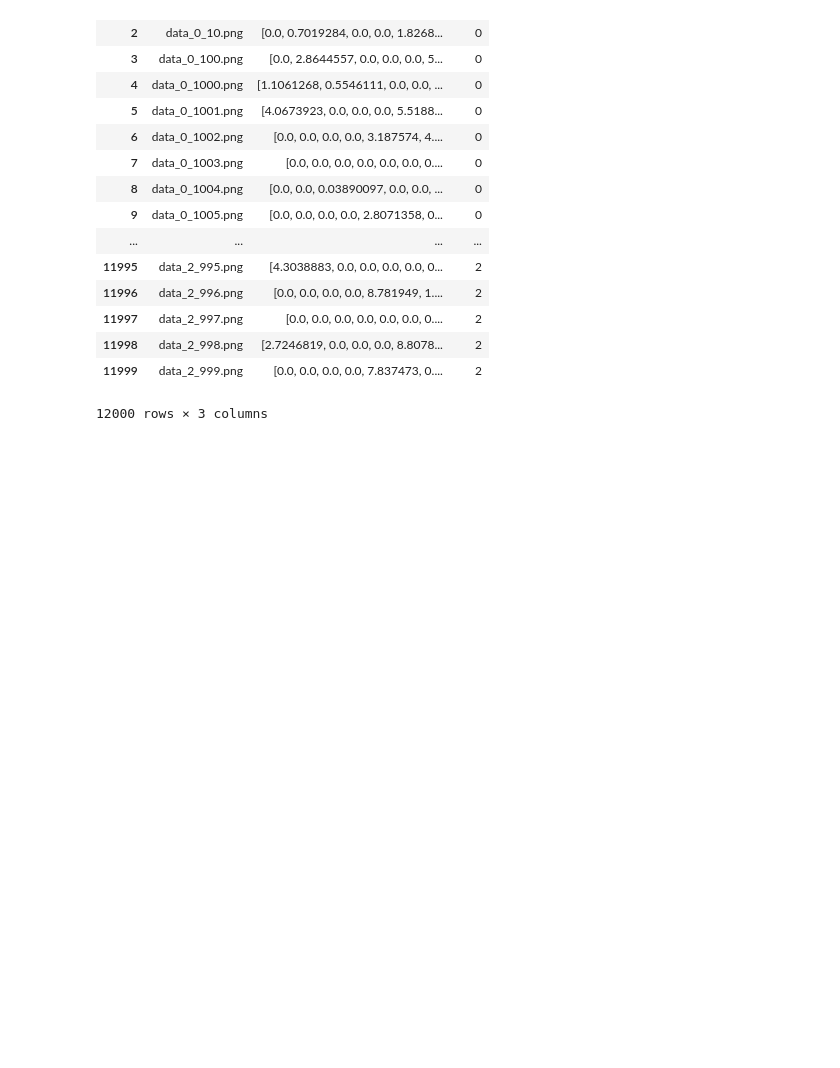
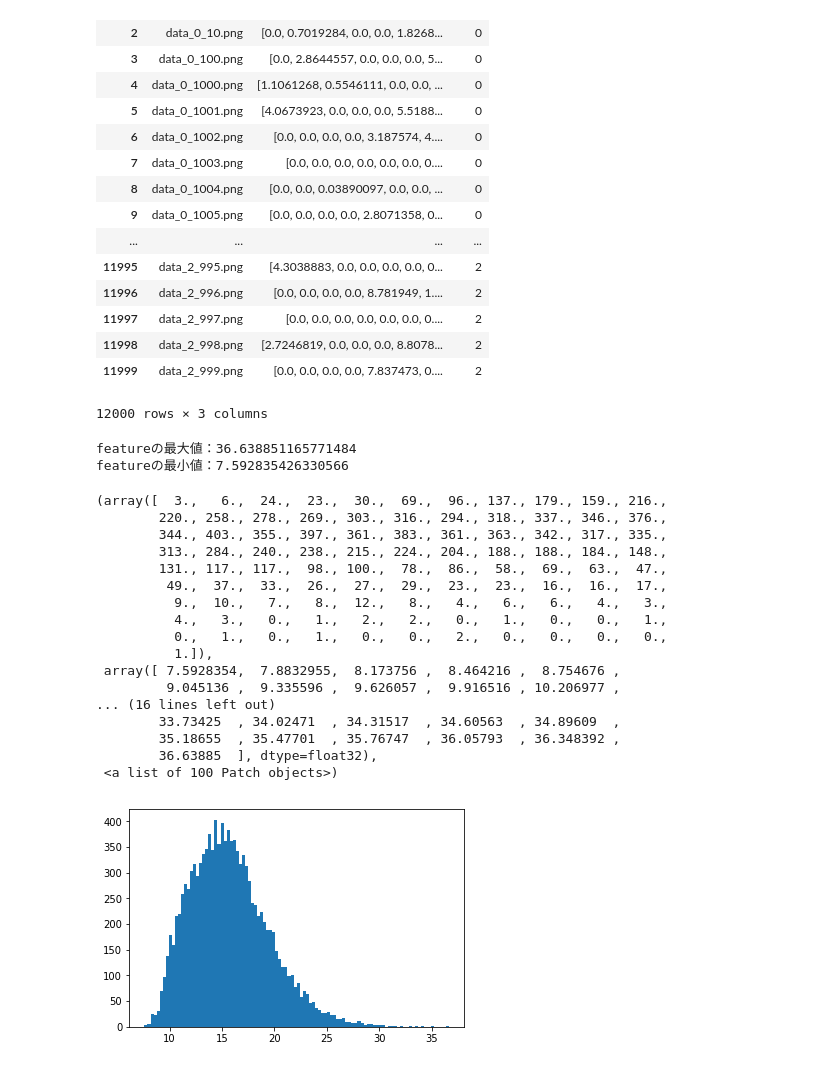
Before and after one commit to takitaki7474/mlse-research, a Jupyter notebook: analysis_feature.ipynb, the cells around one changed output. Drawn from its saved outputs; the diff is of its cells as text; code cells hidden in the pictures; blank space fills up the shorter version.

```diff
--- a/analysis_feature.ipynb
+++ b/analysis_feature.ipynb
@@ -22,3 +24,30 @@ feature_table
 | 11998 | data_2_998.png | [2.7246819, 0.0, 0.0, 0.0, 8.8078... | 2 |
 | 11999 | data_2_999.png | [0.0, 0.0, 0.0, 0.0, 7.837473, 0.... | 2 |
 12000 rows × 3 columns
+# %%
+print("featureの最大値：{}".format(max(feature_max_values)))
+print("featureの最小値：{}".format(min(feature_max_values)))
+# %% [output]
+featureの最大値：36.638851165771484
+featureの最小値：7.592835426330566
+# %%
+plt.hist(feature_max_values,bins=100)#フィーチャの最大値の分布
+# %% [output]
+(array([  3.,   6.,  24.,  23.,  30.,  69.,  96., 137., 179., 159., 216.,
+        220., 258., 278., 269., 303., 316., 294., 318., 337., 346., 376.,
+        344., 403., 355., 397., 361., 383., 361., 363., 342., 317., 335.,
+        313., 284., 240., 238., 215., 224., 204., 188., 188., 184., 148.,
+        131., 117., 117.,  98., 100.,  78.,  86.,  58.,  69.,  63.,  47.,
+         49.,  37.,  33.,  26.,  27.,  29.,  23.,  23.,  16.,  16.,  17.,
+          9.,  10.,   7.,   8.,  12.,   8.,   4.,   6.,   6.,   4.,   3.,
+          4.,   3.,   0.,   1.,   2.,   2.,   0.,   1.,   0.,   0.,   1.,
+          0.,   1.,   0.,   1.,   0.,   0.,   2.,   0.,   0.,   0.,   0.,
+          1.]),
+ array([ 7.5928354,  7.8832955,  8.173756 ,  8.464216 ,  8.754676 ,
+         9.045136 ,  9.335596 ,  9.626057 ,  9.916516 , 10.206977 ,
+... (16 lines left out)
+        33.73425  , 34.02471  , 34.31517  , 34.60563  , 34.89609  ,
+        35.18655  , 35.47701  , 35.76747  , 36.05793  , 36.348392 ,
+        36.63885  ], dtype=float32),
+ <a list of 100 Patch objects>)
+[figure, added]
```
Also changed, not shown: parts of 10 cells of this notebook, 1 other file.
